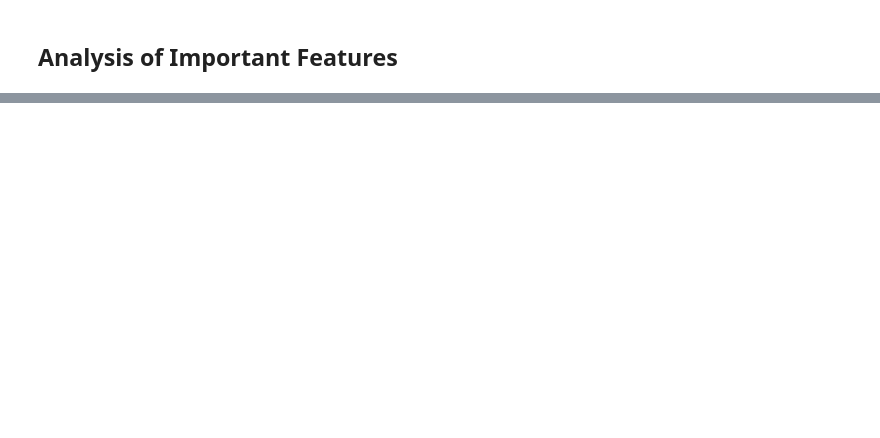
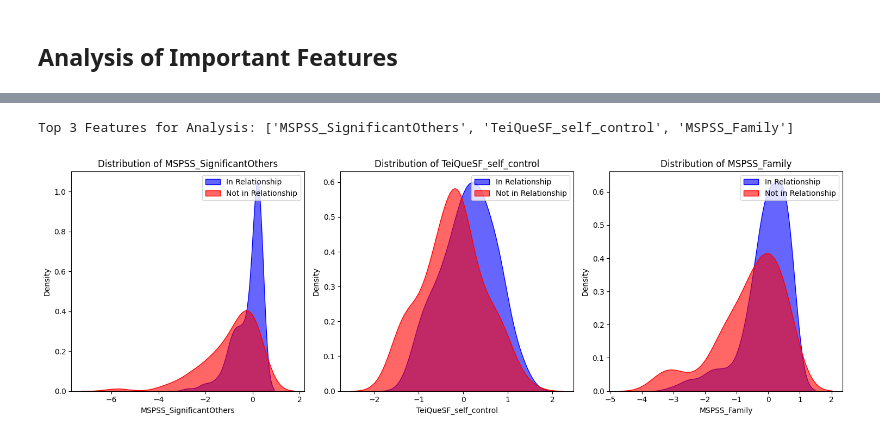
Before and after one commit to nicola1702/LEMON-Love-Predictor, a Jupyter notebook: code/model_training.ipynb, the cells around one changed output, grey strips where cells are left out. Cells and saved outputs as stored; diff of their text form; code cells hidden in the pictures; blank space fills up the shorter version.

Commit message:
feature analysis

```diff
--- a/code/model_training.ipynb
+++ b/code/model_training.ipynb
@@ -197,0 +325,10 @@ weighted average F1 Score: 0.6182245737801294
+# %%
+# Split the dataset into two groups
+relationship_yes = merged_data_clean_scaled_dataframe[merged_data_clean_scaled_dataframe["Relationship_Status"] == 1]
+relationship_no = merged_data_clean_scaled_dataframe[merged_data_clean_scaled_dataframe["Relationship_Status"] == 0]
+
+# Check the shape of the two groups
+print(f"People in a relationship: {relationship_yes.shape[0]}")
+print(f"People not in a relationship: {relationship_no.shape[0]}")
+
+relationship_yes.head()
@@ -197,0 +345,29 @@ weighted average F1 Score: 0.6182245737801294
+# %%
+import matplotlib.pyplot as plt
+import seaborn as sns
+
+# Extract top 3 feature names
+top_3_features = feature_importances.sort_values(by="Importance", ascending=False)["Feature"][:3].tolist()
+print("Top 3 Features for Analysis:", top_3_features)
+
+# Set up the figure
+plt.figure(figsize=(15, 5))
+
+for i, feature in enumerate(top_3_features):
+    plt.subplot(1, 3, i + 1)
+
+    # Plot distribution for both groups
+    sns.kdeplot(relationship_yes[feature], label="In Relationship", fill=True, alpha=0.6, color="blue")
+    sns.kdeplot(relationship_no[feature], label="Not in Relationship", fill=True, alpha=0.6, color="red")
+
+    # Add title and labels
+    plt.title(f"Distribution of {feature}")
+    plt.xlabel(feature)
+    plt.ylabel("Density")
+    plt.legend()
+
+plt.tight_layout()
+plt.show()
+# %% [output]
+Top 3 Features for Analysis: ['MSPSS_SignificantOthers', 'TeiQueSF_self_control', 'MSPSS_Family']
+[figure, added]
```
Also changed, not shown: parts of 13 cells of this notebook.
